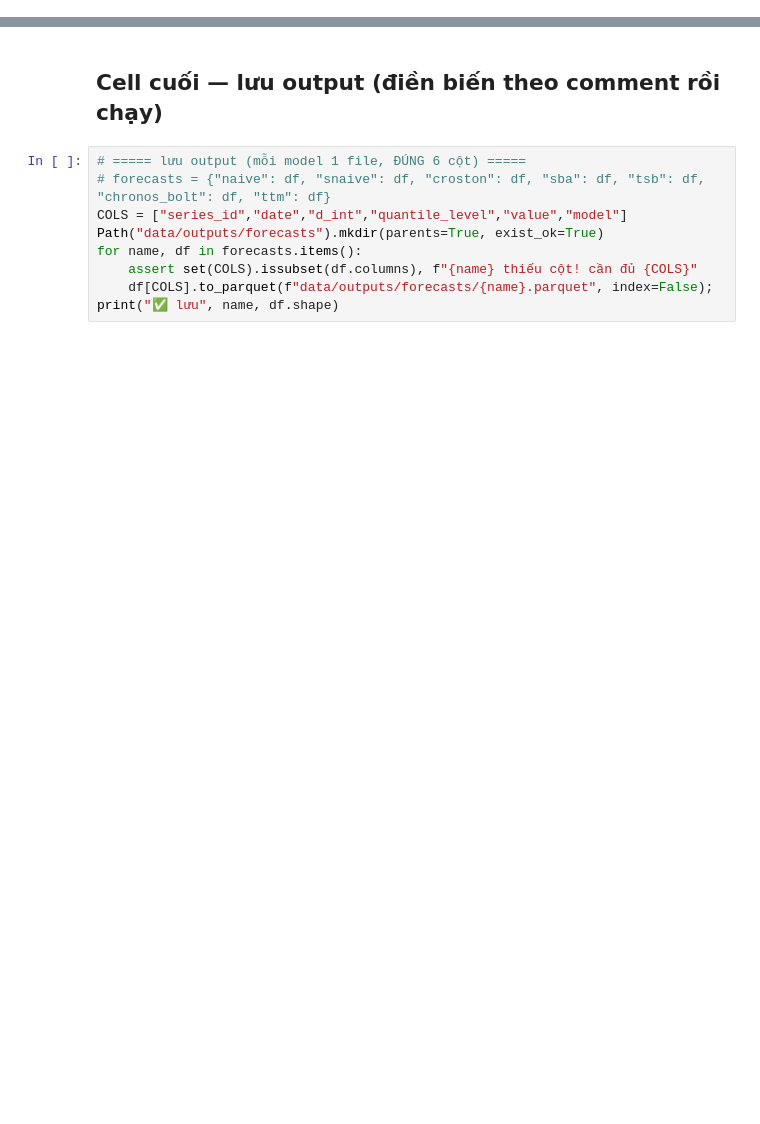
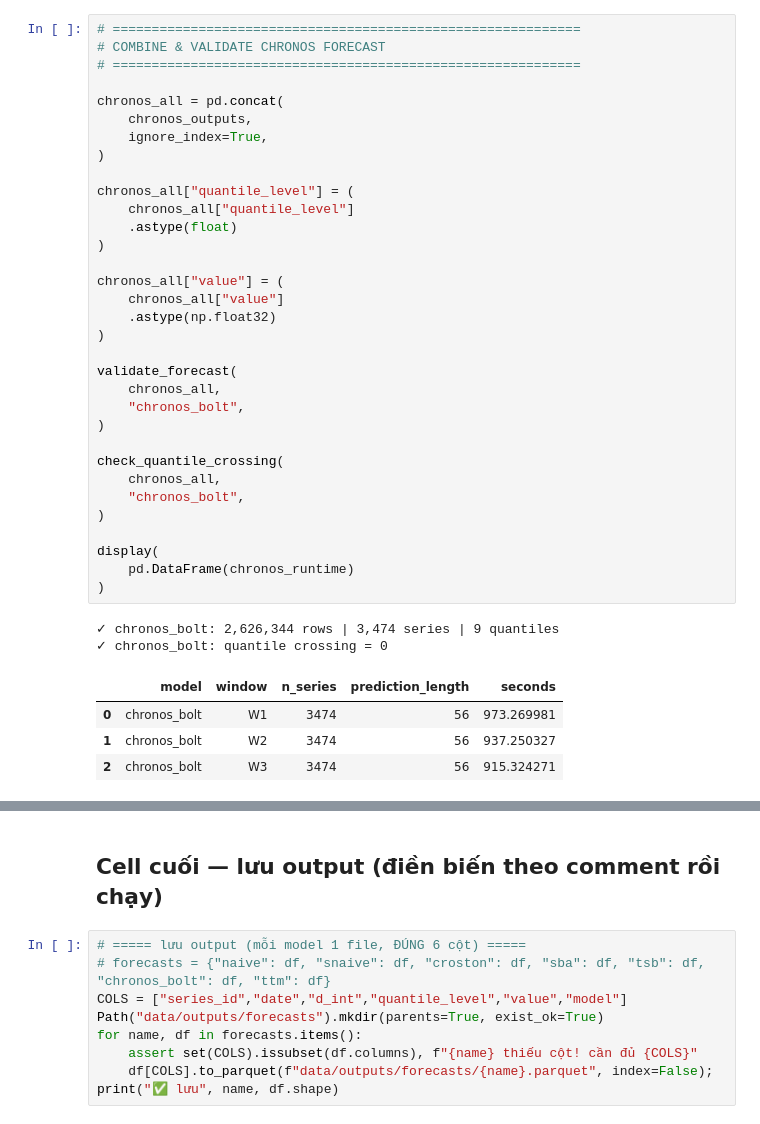
Before and after one commit to DuyKhanh162/m5-intermittent-forecasting, a Jupyter notebook: notebooks/P4.ipynb, the cells around one changed output, grey strips where cells are left out. Cells and saved outputs as stored; diff of their text form; blank space fills up the shorter version.

```diff
--- a/notebooks/P4.ipynb
+++ b/notebooks/P4.ipynb
@@ -39,0 +739,40 @@ print("✅ Input sẵn sàng — long", long.shape, "| FM:", FM["chronos_model"]
+# %%
+# ============================================================
+# COMBINE & VALIDATE CHRONOS FORECAST
+# ============================================================
+
+chronos_all = pd.concat(
+    chronos_outputs,
+    ignore_index=True,
+)
+
+chronos_all["quantile_level"] = (
+    chronos_all["quantile_level"]
+    .astype(float)
+)
+
+chronos_all["value"] = (
+    chronos_all["value"]
+    .astype(np.float32)
+)
+
+validate_forecast(
+    chronos_all,
+    "chronos_bolt",
+)
+
+check_quantile_crossing(
+    chronos_all,
+    "chronos_bolt",
+)
+
+display(
+    pd.DataFrame(chronos_runtime)
+)
+# %% [output]
+✓ chronos_bolt: 2,626,344 rows | 3,474 series | 9 quantiles
+✓ chronos_bolt: quantile crossing = 0
+|  | model | window | n_series | prediction_length | seconds |
+| 0 | chronos_bolt | W1 | 3474 | 56 | 973.269981 |
+| 1 | chronos_bolt | W2 | 3474 | 56 | 937.250327 |
+| 2 | chronos_bolt | W3 | 3474 | 56 | 915.324271 |
```
Also changed, not shown: parts of 15 cells of this notebook, 1 other file.
